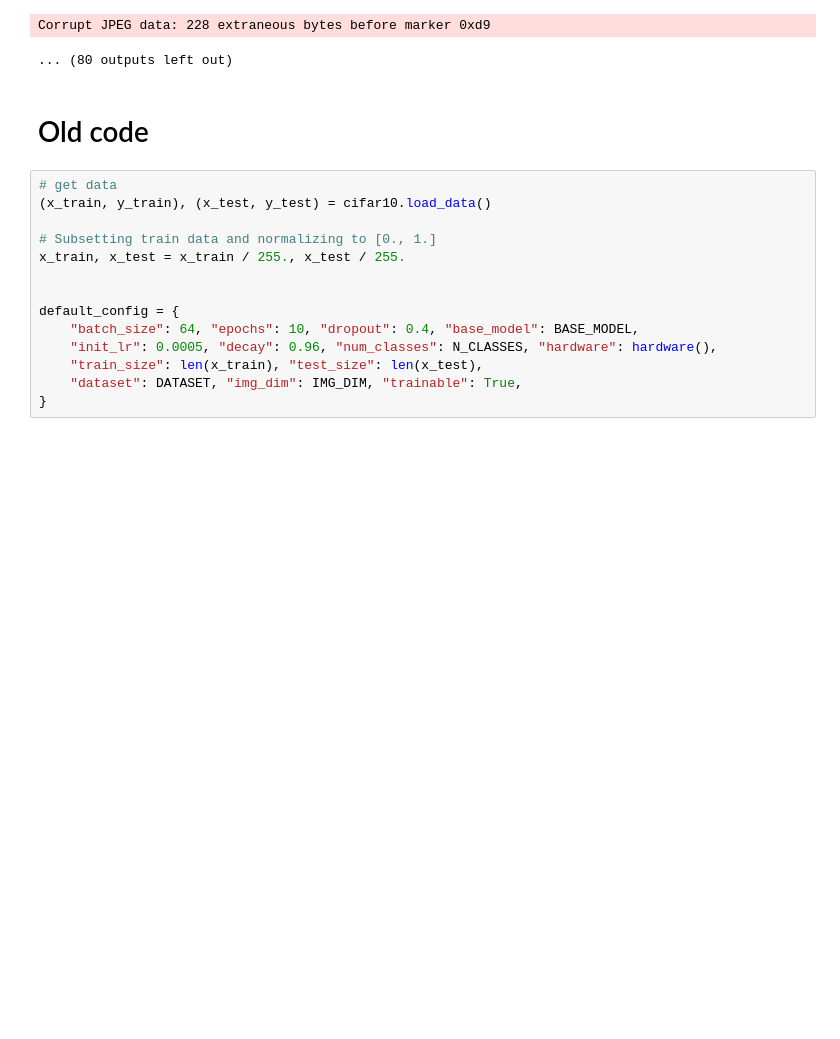
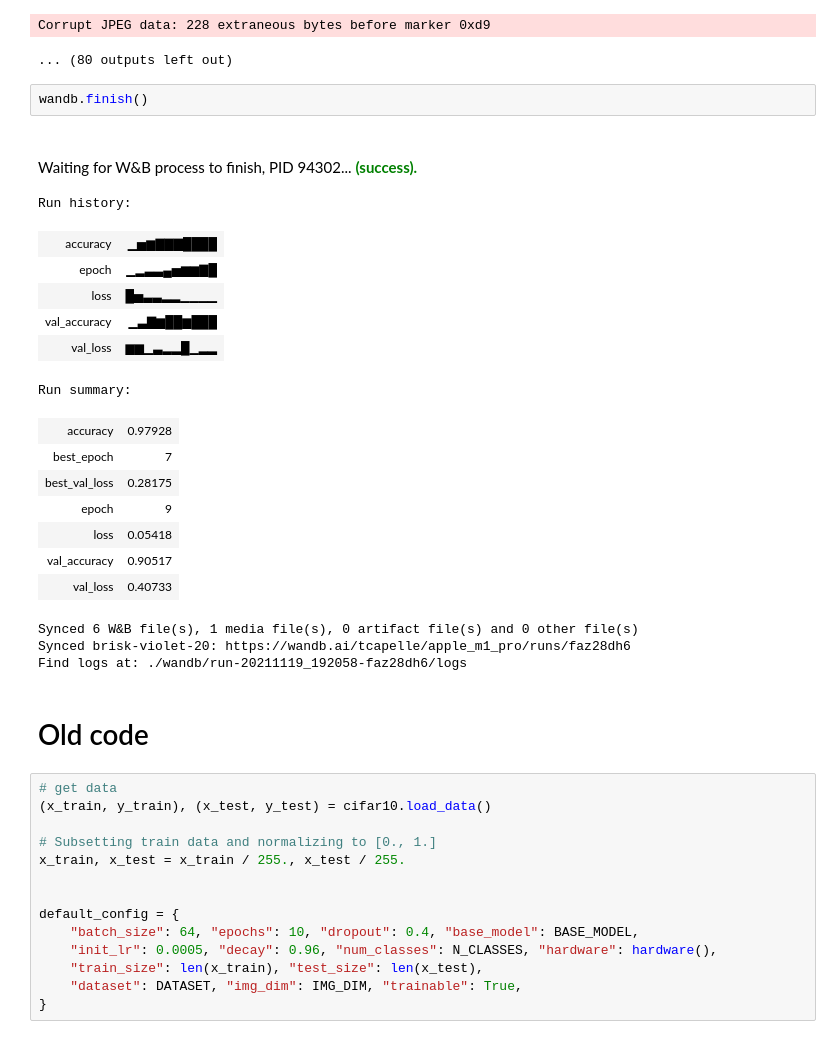
Before and after one commit to tcapelle/apple_m1_pro_python, a Jupyter notebook: Basic_Performance.ipynb, the cells around one changed output. Drawn from its saved outputs; the diff is of its cells as text; blank space fills up the shorter version.

```diff
--- a/Basic_Performance.ipynb
+++ b/Basic_Performance.ipynb
@@ -206,6 +206,27 @@ Epoch 2/10
 Corrupt JPEG data: 2226 extraneous bytes before marker 0xd9
 Corrupt JPEG data: 228 extraneous bytes before marker 0xd9
 ... (80 outputs left out)
+# %%
+wandb.finish()
+# %% [output]
+Waiting for W&B process to finish, PID 94302... (success).
+Run history:
+| accuracy | ▁▅▆▇▇▇████ |
+| epoch | ▁▂▃▃▄▅▆▆▇█ |
+| loss | █▅▃▃▂▂▁▁▁▁ |
+| val_accuracy | ▁▃▇▆██▆███ |
+| val_loss | ▆▆▁▃▂▂█▁▂▂ |
+Run summary:
+| accuracy | 0.97928 |
+| best_epoch | 7 |
+| best_val_loss | 0.28175 |
+| epoch | 9 |
+| loss | 0.05418 |
+| val_accuracy | 0.90517 |
+| val_loss | 0.40733 |
+Synced 6 W&B file(s), 1 media file(s), 0 artifact file(s) and 0 other file(s)
+Synced brisk-violet-20: https://wandb.ai/tcapelle/apple_m1_pro/runs/faz28dh6
+Find logs at: ./wandb/run-20211119_192058-faz28dh6/logs
 # %% [markdown]
 # Old code
 # %%
```
Also changed, not shown: 1 other file.
